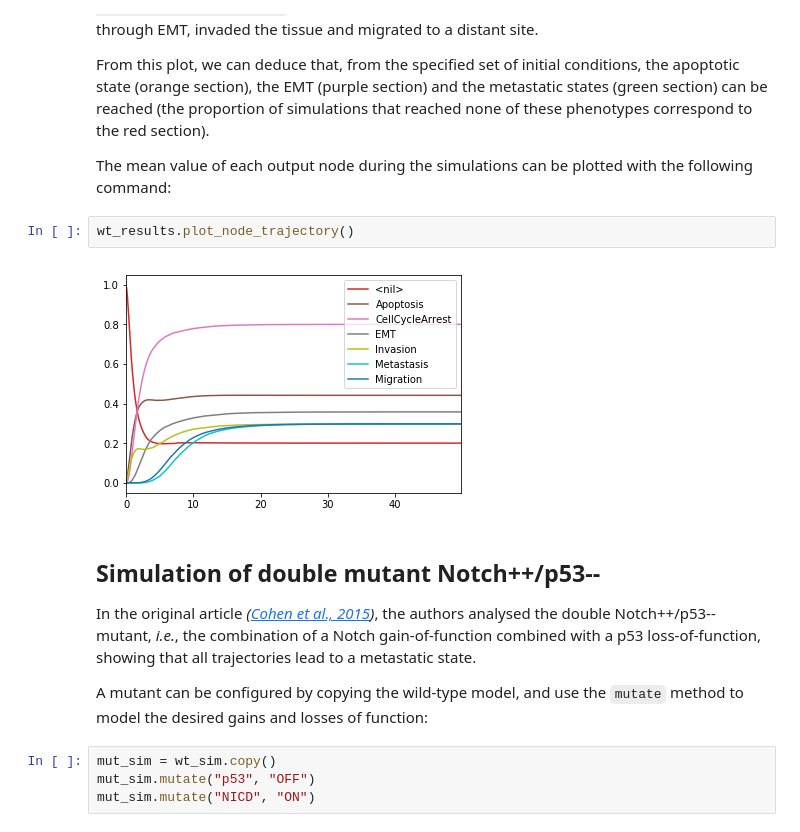
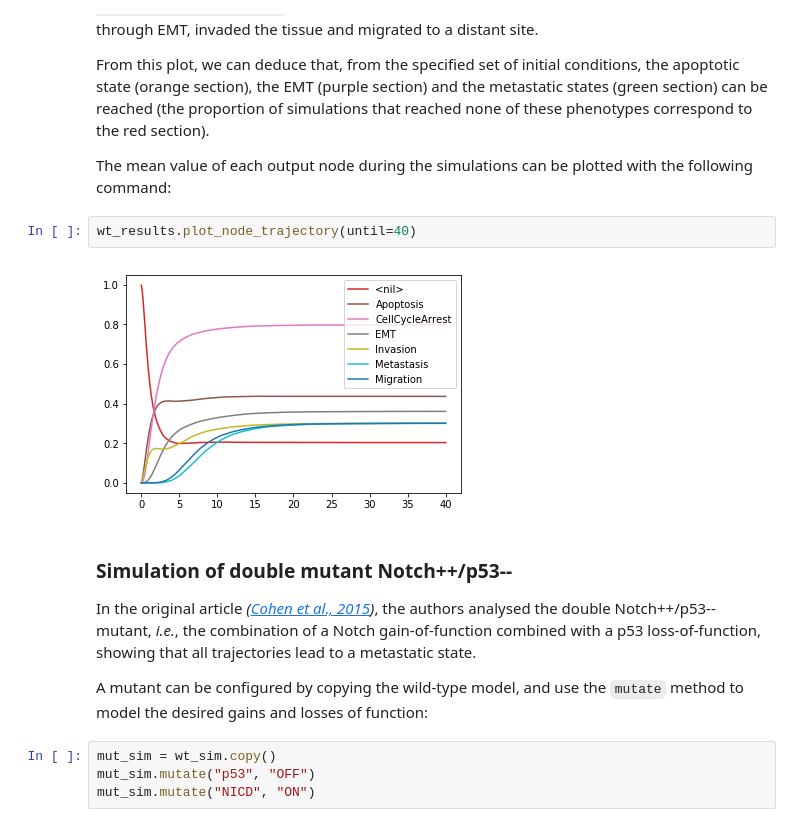
Before and after one commit to colomoto/colomoto-docker, a Jupyter notebook: usecases/Usecase - Mutations enabling tumour invasion.ipynb, the cells around one changed output. Cells and saved outputs as stored; diff of their text form.

```diff
--- a/usecases/Usecase - Mutations enabling tumour invasion.ipynb
+++ b/usecases/Usecase - Mutations enabling tumour invasion.ipynb
@@ -246,11 +251,11 @@ From this plot, we can deduce that, from the specified set of initial conditions
 
 The mean value of each output node during the simulations can be plotted with the following command:
 # %%
-wt_results.plot_node_trajectory()
+wt_results.plot_node_trajectory(until=40)
 # %% [output]
-[figure, old version]
+[figure, new version]
 # %% [markdown]
-## Simulation of double mutant Notch++/p53--
+### Simulation of double mutant Notch++/p53--
 
 In the original article <cite data-citep="Cohen2015">(<a href="http://doi.org/10.1371/journal.pcbi.1004571">Cohen et al., 2015</a>)</cite>, the authors analysed the double Notch++/p53-- mutant, *i.e.*, the combination of a Notch gain-of-function combined with a p53 loss-of-function, showing that all trajectories lead to a metastatic state.
 
```
Also changed, not shown: parts of 31 cells of this notebook.
